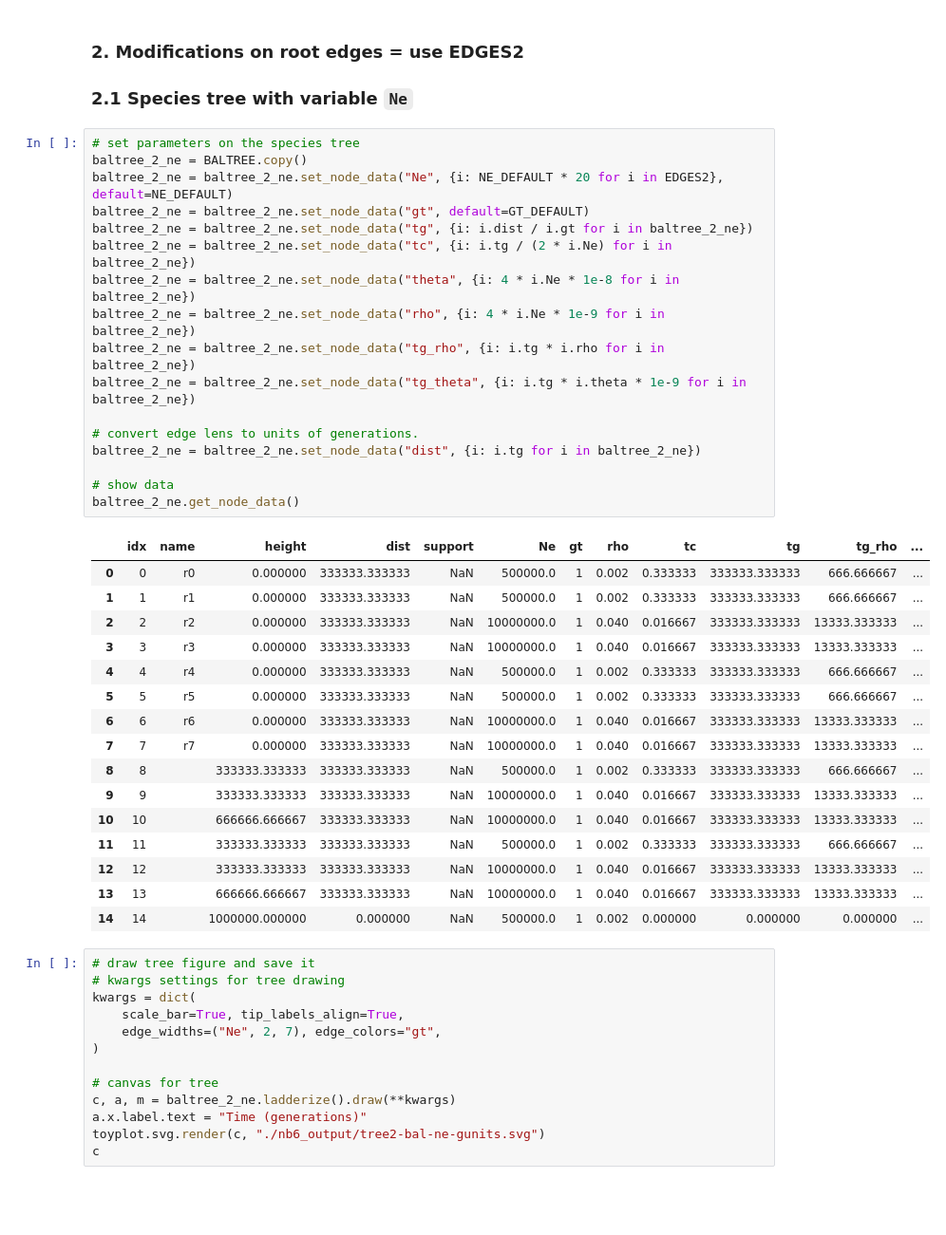
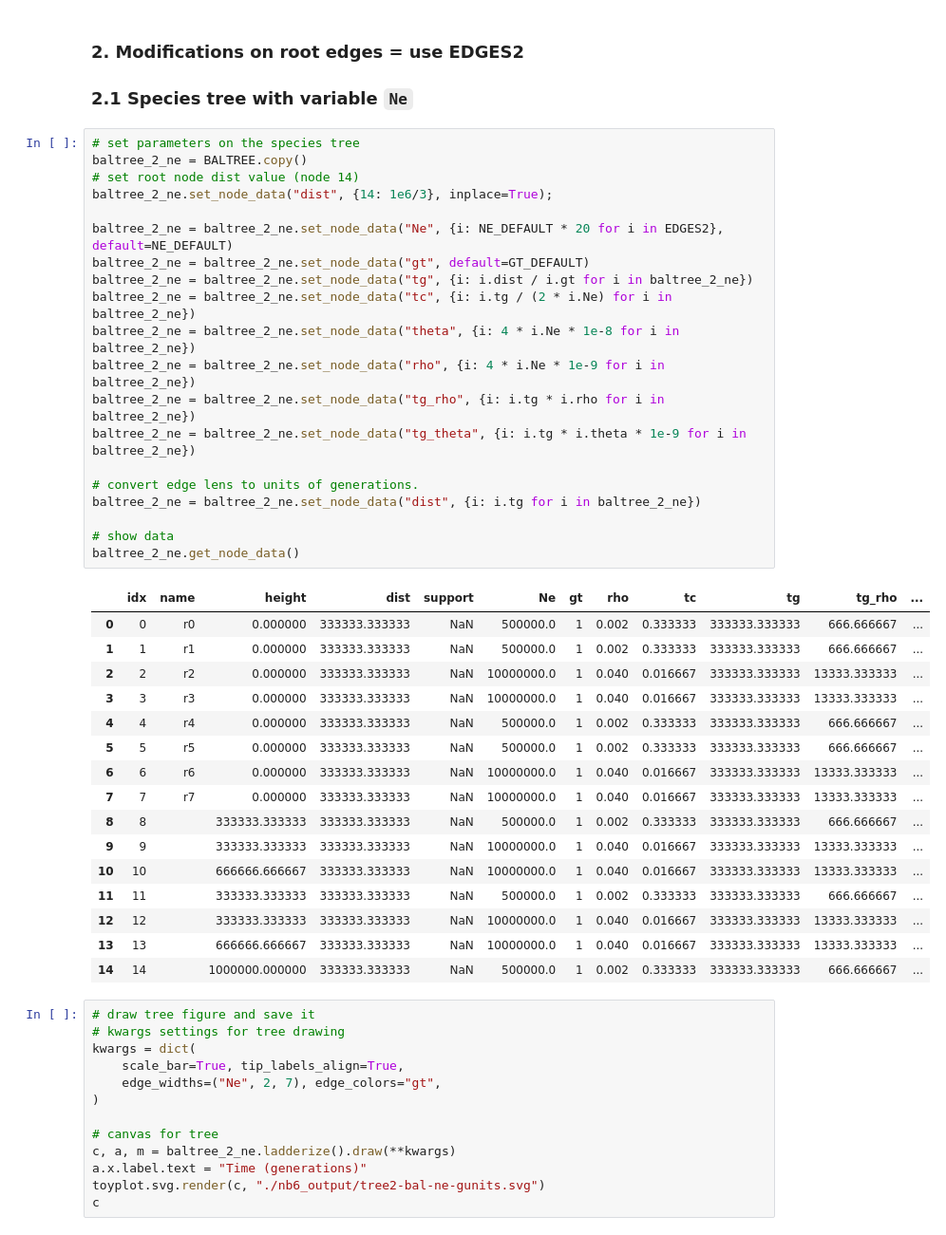
Before and after one commit to eaton-lab/gentime-attraction, a Jupyter notebook: notebooks/nb6-sim-baltree-genealogies-8tip-toy3.ipynb, the cells around one changed output. Shown: that part at 95% size. Drawn from its saved outputs; the diff is of its cells as text; blank space fills up the shorter version.

```diff
--- a/notebooks/nb6-sim-baltree-genealogies-8tip-toy3.ipynb
+++ b/notebooks/nb6-sim-baltree-genealogies-8tip-toy3.ipynb
@@ -154,37 +154,40 @@ c
 # %%
 # set parameters on the species tree
 baltree_2_ne = BALTREE.copy()
+# set root node dist value (node 14)
+baltree_2_ne.set_node_data("dist", {14: 1e6/3}, inplace=True);
+
 baltree_2_ne = baltree_2_ne.set_node_data("Ne", {i: NE_DEFAULT * 20 for i in EDGES2}, default=NE_DEFAULT)
 baltree_2_ne = baltree_2_ne.set_node_data("gt", default=GT_DEFAULT)
 baltree_2_ne = baltree_2_ne.set_node_data("tg", {i: i.dist / i.gt for i in baltree_2_ne})
 baltree_2_ne = baltree_2_ne.set_node_data("tc", {i: i.tg / (2 * i.Ne) for i in baltree_2_ne})
 baltree_2_ne = baltree_2_ne.set_node_data("theta", {i: 4 * i.Ne * 1e-8 for i in baltree_2_ne})
 baltree_2_ne = baltree_2_ne.set_node_data("rho", {i: 4 * i.Ne * 1e-9 for i in baltree_2_ne})
 baltree_2_ne = baltree_2_ne.set_node_data("tg_rho", {i: i.tg * i.rho for i in baltree_2_ne})
 baltree_2_ne = baltree_2_ne.set_node_data("tg_theta", {i: i.tg * i.theta * 1e-9 for i in baltree_2_ne})
 
 # convert edge lens to units of generations.
 baltree_2_ne = baltree_2_ne.set_node_data("dist", {i: i.tg for i in baltree_2_ne})
 
 # show data
 baltree_2_ne.get_node_data()
 # %% [output]
 |  | idx | name | height | dist | support | Ne | gt | rho | tc | tg | tg_rho | ... |
 | 0 | 0 | r0 | 0.000000 | 333333.333333 | NaN | 500000.0 | 1 | 0.002 | 0.333333 | 333333.333333 | 666.666667 | ... |
 | 1 | 1 | r1 | 0.000000 | 333333.333333 | NaN | 500000.0 | 1 | 0.002 | 0.333333 | 333333.333333 | 666.666667 | ... |
 | 2 | 2 | r2 | 0.000000 | 333333.333333 | NaN | 10000000.0 | 1 | 0.040 | 0.016667 | 333333.333333 | 13333.333333 | ... |
 | 3 | 3 | r3 | 0.000000 | 333333.333333 | NaN | 10000000.0 | 1 | 0.040 | 0.016667 | 333333.333333 | 13333.333333 | ... |
 | 4 | 4 | r4 | 0.000000 | 333333.333333 | NaN | 500000.0 | 1 | 0.002 | 0.333333 | 333333.333333 | 666.666667 | ... |
 | 5 | 5 | r5 | 0.000000 | 333333.333333 | NaN | 500000.0 | 1 | 0.002 | 0.333333 | 333333.333333 | 666.666667 | ... |
 | 6 | 6 | r6 | 0.000000 | 333333.333333 | NaN | 10000000.0 | 1 | 0.040 | 0.016667 | 333333.333333 | 13333.333333 | ... |
 | 7 | 7 | r7 | 0.000000 | 333333.333333 | NaN | 10000000.0 | 1 | 0.040 | 0.016667 | 333333.333333 | 13333.333333 | ... |
 | 8 | 8 |  | 333333.333333 | 333333.333333 | NaN | 500000.0 | 1 | 0.002 | 0.333333 | 333333.333333 | 666.666667 | ... |
 | 9 | 9 |  | 333333.333333 | 333333.333333 | NaN | 10000000.0 | 1 | 0.040 | 0.016667 | 333333.333333 | 13333.333333 | ... |
 | 10 | 10 |  | 666666.666667 | 333333.333333 | NaN | 10000000.0 | 1 | 0.040 | 0.016667 | 333333.333333 | 13333.333333 | ... |
 | 11 | 11 |  | 333333.333333 | 333333.333333 | NaN | 500000.0 | 1 | 0.002 | 0.333333 | 333333.333333 | 666.666667 | ... |
 | 12 | 12 |  | 333333.333333 | 333333.333333 | NaN | 10000000.0 | 1 | 0.040 | 0.016667 | 333333.333333 | 13333.333333 | ... |
 | 13 | 13 |  | 666666.666667 | 333333.333333 | NaN | 10000000.0 | 1 | 0.040 | 0.016667 | 333333.333333 | 13333.333333 | ... |
-| 14 | 14 |  | 1000000.000000 | 0.000000 | NaN | 500000.0 | 1 | 0.002 | 0.000000 | 0.000000 | 0.000000 | ... |
+| 14 | 14 |  | 1000000.000000 | 333333.333333 | NaN | 500000.0 | 1 | 0.002 | 0.333333 | 333333.333333 | 666.666667 | ... |
 # %%
 # draw tree figure and save it
 # kwargs settings for tree drawing
```
Also changed, not shown: parts of 3 cells of this notebook, 4 other files.
